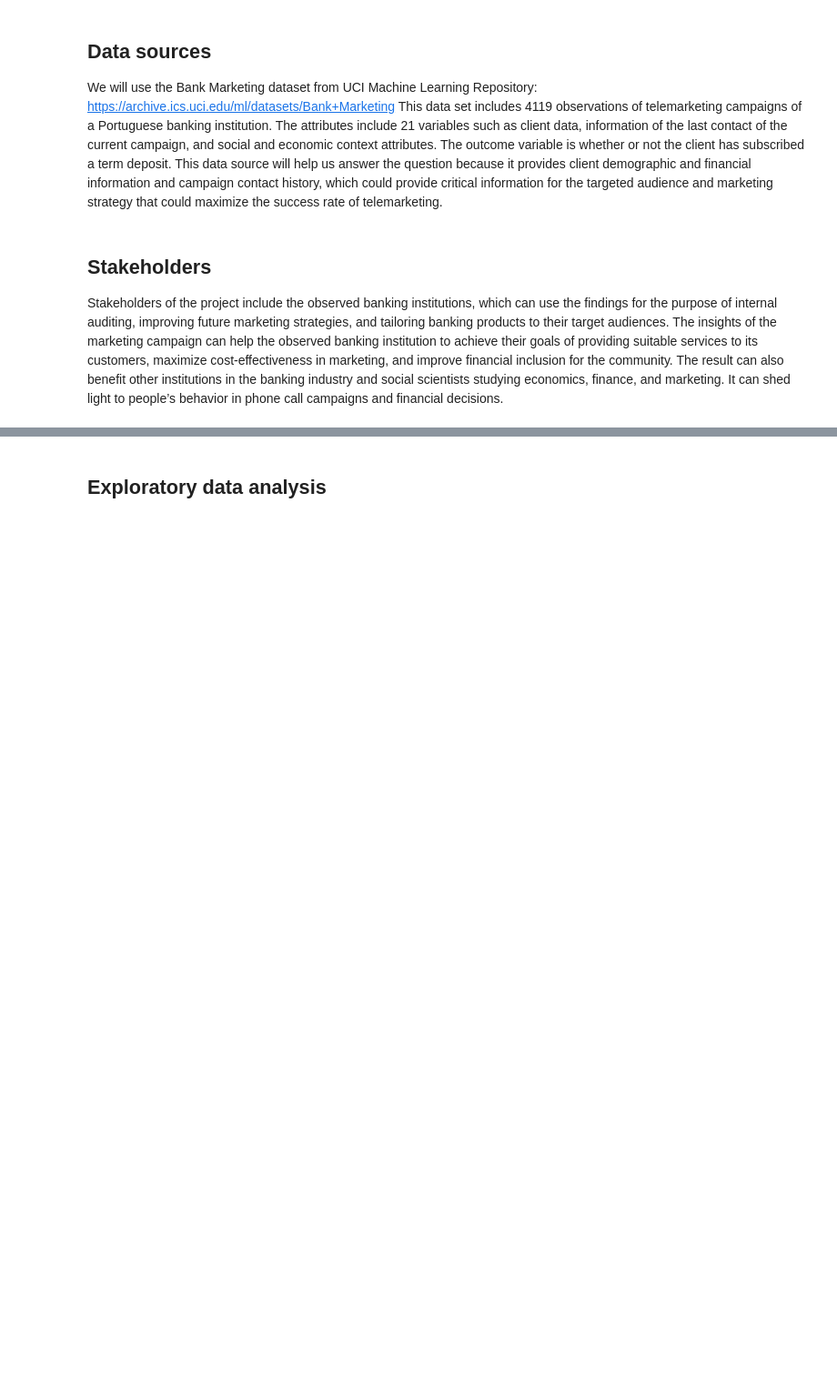
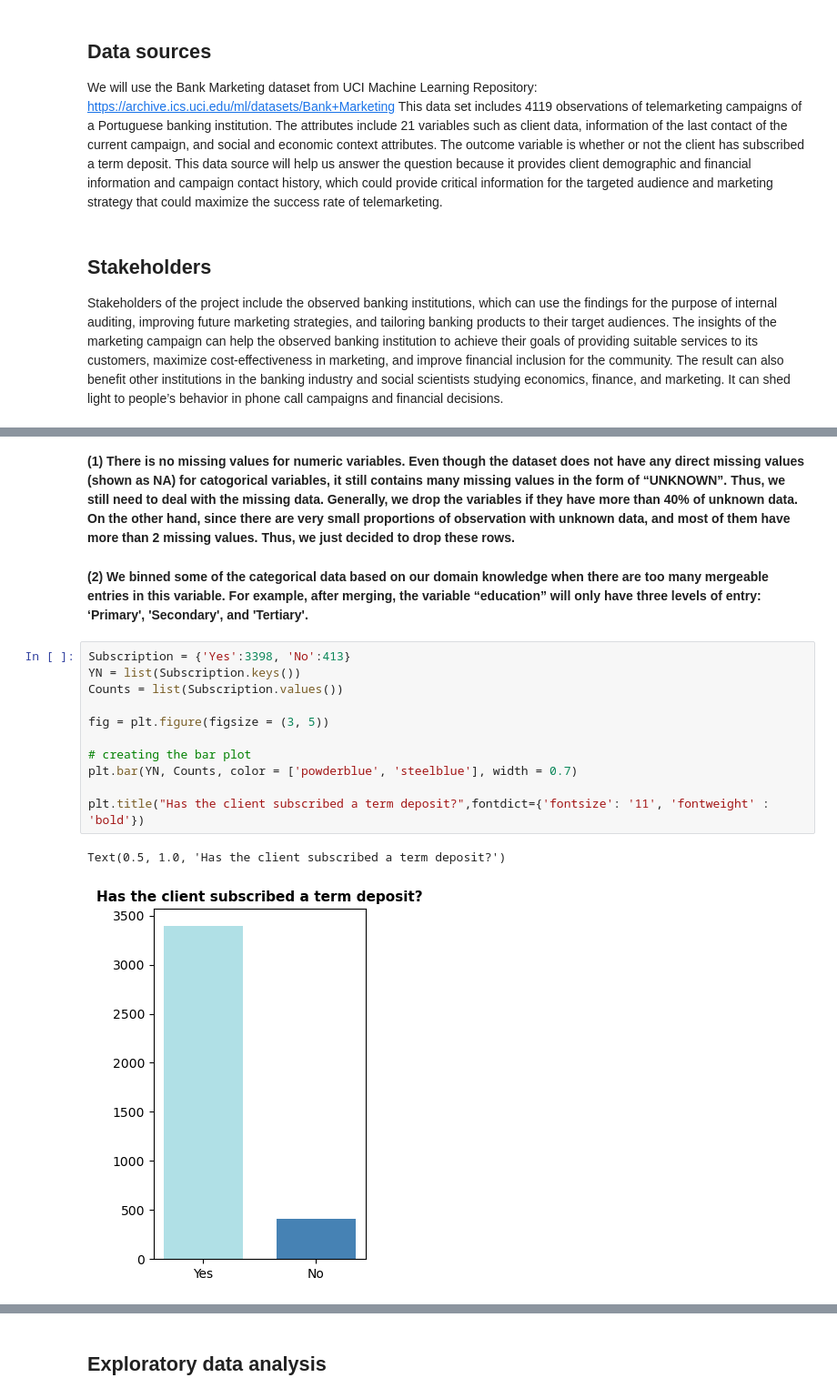
Before and after one commit to carriezeng6443/STAT-303-2-MAAC-Project, a Jupyter notebook: MAAC_Report.ipynb, the cells around one changed output, grey strips where cells are left out. Shown at 91% size. Cells and saved outputs as stored; diff of their text form; blank space fills up the shorter version.

```diff
--- a/MAAC_Report.ipynb
+++ b/MAAC_Report.ipynb
@@ -42,0 +102,18 @@ Did you do any data wrangling or data preparation before the data was ready to u
+# %% [markdown]
+**(1) There is no missing values for numeric variables. Even though the dataset does not have any direct missing values (shown as NA) for catogorical variables, it still contains many missing values in the form of “UNKNOWN”. Thus, we still need to deal with the missing data. Generally, we drop the variables if they have more than 40% of unknown data. On the other hand, since there are very small proportions of observation with unknown data, and most of them have more than 2 missing values. Thus, we just decided to drop these rows.**
+# %% [markdown]
+**(2) We binned some of the categorical data based on our domain knowledge when there are too many mergeable entries in this variable. For example, after merging, the variable “education” will only have three levels of entry: ‘Primary', 'Secondary', and 'Tertiary'.**
+# %%
+Subscription = {'Yes':3398, 'No':413}
+YN = list(Subscription.keys())
+Counts = list(Subscription.values())
+
+fig = plt.figure(figsize = (3, 5))
+
+# creating the bar plot
+plt.bar(YN, Counts, color = ['powderblue', 'steelblue'], width = 0.7)
+
+plt.title("Has the client subscribed a term deposit?",fontdict={'fontsize': '11', 'fontweight' : 'bold'})
+# %% [output]
+Text(0.5, 1.0, 'Has the client subscribed a term deposit?')
+[figure, added]
```
Also changed, not shown: parts of 9 cells of this notebook.
